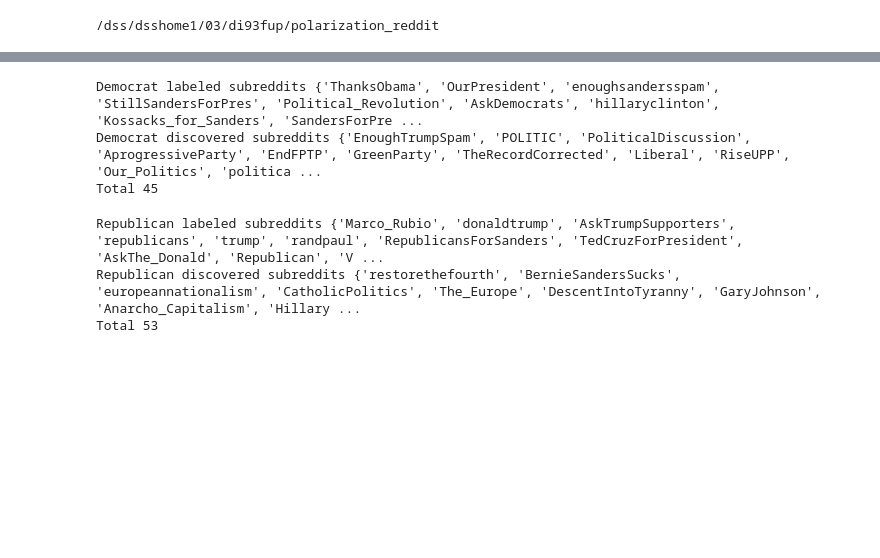
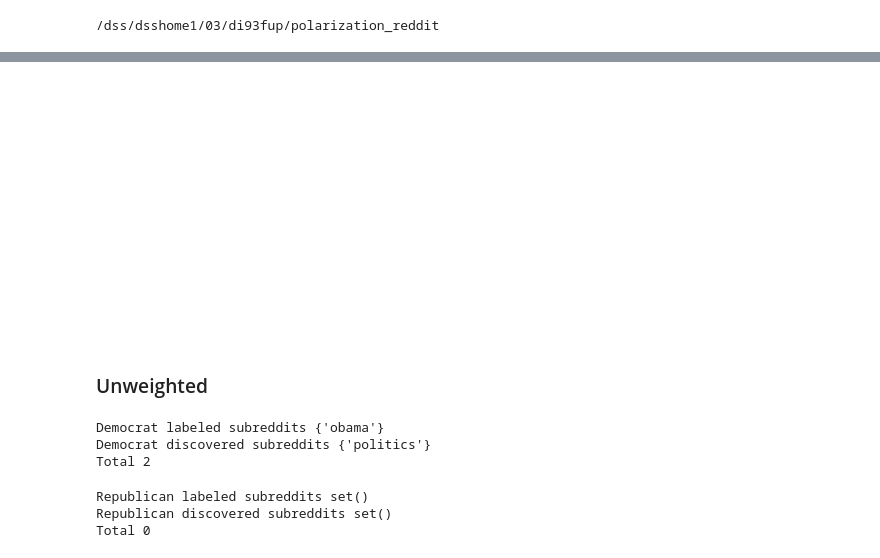
Before and after one commit to xavoliva/polarization_reddit, a Jupyter notebook: preprocessing/preprocess_network.ipynb, the cells around one changed output, grey strips where cells are left out. Saved outputs shown, nothing was run; the diff lists cells and outputs as text; code cells hidden in the pictures; blank space fills up the shorter version.

```diff
--- a/preprocessing/preprocess_network.ipynb
+++ b/preprocessing/preprocess_network.ipynb
@@ -89 +110,19 @@ Total 28
+# %%
+plt.figure(figsize=(30,10), dpi=80)
+
+draw_network(
+    rep_network_weighted,
+    weighted=True,
+    year=YEAR,
+)
+
+plt.savefig(
+    f"{FIGURES_DIR}/rep_network_{YEAR}_weighted.pdf"
+)
+
+plt.show()
+# %% [output]
+[figure, added]
+# %% [markdown]
+### Unweighted
 # %%
@@ -113,36 +152,36 @@ rep_network_unweighted = nx.subgraph_view(
 # %%
 dem_subreddits_unweighted = set(dem_network_unweighted.nodes())
 
-print("Democrat labeled subreddits", dem_subreddits)
+print("Democrat labeled subreddits", dem_subreddits_year)
 
 print(
     "Democrat discovered subreddits",
-    dem_subreddits_unweighted - dem_subreddits,
+    dem_subreddits_unweighted - dem_subreddits_year,
 )
 
 print("Total", len(dem_subreddits_unweighted))
 
-with open('data/metadata/dem_subreddits_unweighted.json', 'w', encoding='utf-8') as f:
+with open(f"{METADATA_DIR}/dem_subreddits_{YEAR}_unweighted.json", "w", encoding="utf-8") as f:
     json.dump(list(dem_subreddits_unweighted), f)
 # %% [output]
-Democrat labeled subreddits {'ThanksObama', 'OurPresident', 'enoughsandersspam', 'StillSandersForPres', 'Political_Revolution', 'AskDemocrats', 'hillaryclinton', 'Kossacks_for_Sanders', 'SandersForPre ...
-Democrat discovered subreddits {'EnoughTrumpSpam', 'POLITIC', 'PoliticalDiscussion', 'AprogressiveParty', 'EndFPTP', 'GreenParty', 'TheRecordCorrected', 'Liberal', 'RiseUPP', 'Our_Politics', 'politica ...
-Total 45
+Democrat labeled subreddits {'obama'}
+Democrat discovered subreddits {'politics'}
+Total 2
 # %%
 rep_subreddits_unweighted = set(rep_network_unweighted.nodes())
 
-print("Republican labeled subreddits", rep_subreddits)
+print("Republican labeled subreddits", rep_subreddits_year)
 
 print(
     "Republican discovered subreddits",
-    rep_subreddits_unweighted - rep_subreddits,
+    rep_subreddits_unweighted - rep_subreddits_year,
 )
 
 print("Total", len(rep_subreddits_unweighted))
 
-with open('data/metadata/rep_subreddits_unweighted.json', 'w', encoding='utf-8') as f:
+with open(f"{METADATA_DIR}/rep_subreddits_{YEAR}_unweighted.json", "w", encoding="utf-8") as f:
     json.dump(list(rep_subreddits_unweighted), f)
 # %% [output]
-Republican labeled subreddits {'Marco_Rubio', 'donaldtrump', 'AskTrumpSupporters', 'republicans', 'trump', 'randpaul', 'RepublicansForSanders', 'TedCruzForPresident', 'AskThe_Donald', 'Republican', 'V ...
-Republican discovered subreddits {'restorethefourth', 'BernieSandersSucks', 'europeannationalism', 'CatholicPolitics', 'The_Europe', 'DescentIntoTyranny', 'GaryJohnson', 'Anarcho_Capitalism', 'Hillary ...
-Total 53
+Republican labeled subreddits set()
+Republican discovered subreddits set()
+Total 0
```
Also changed, not shown: parts of 13 cells of this notebook, 11 other files.
